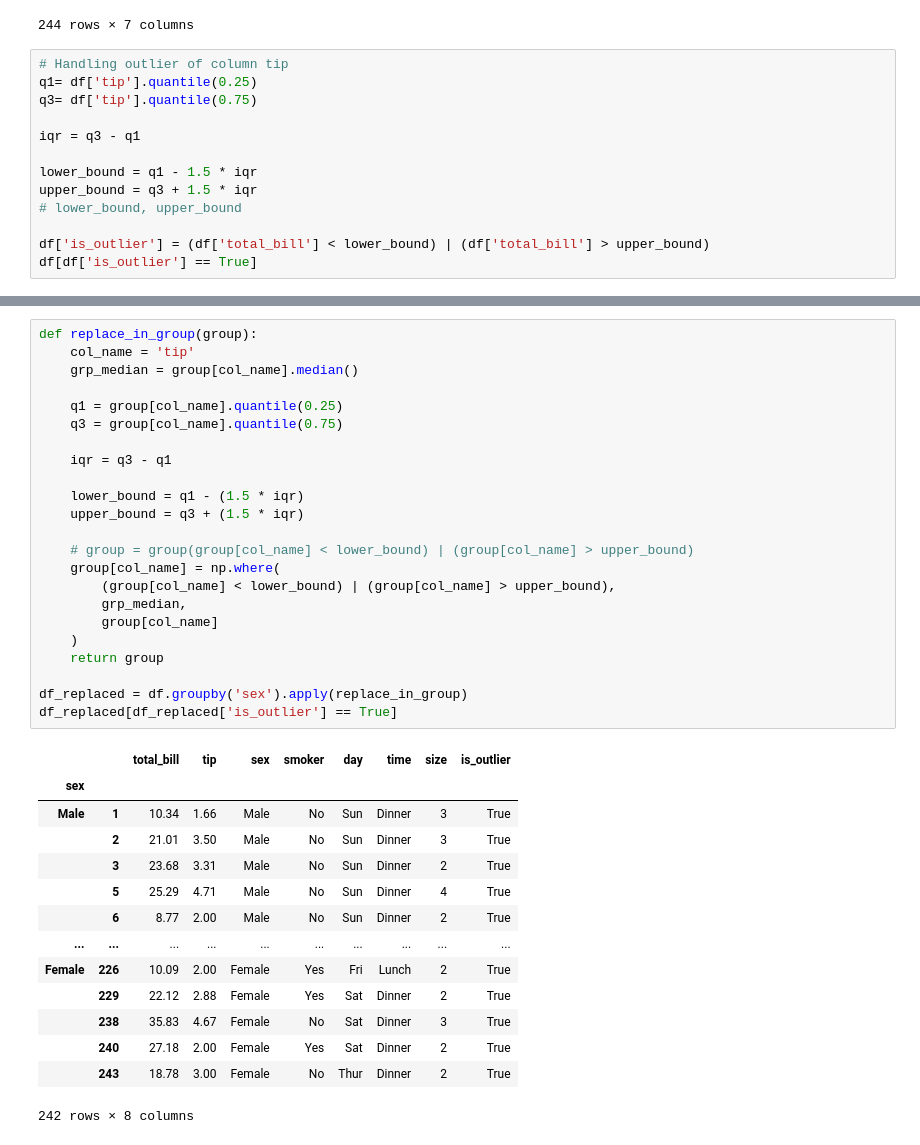
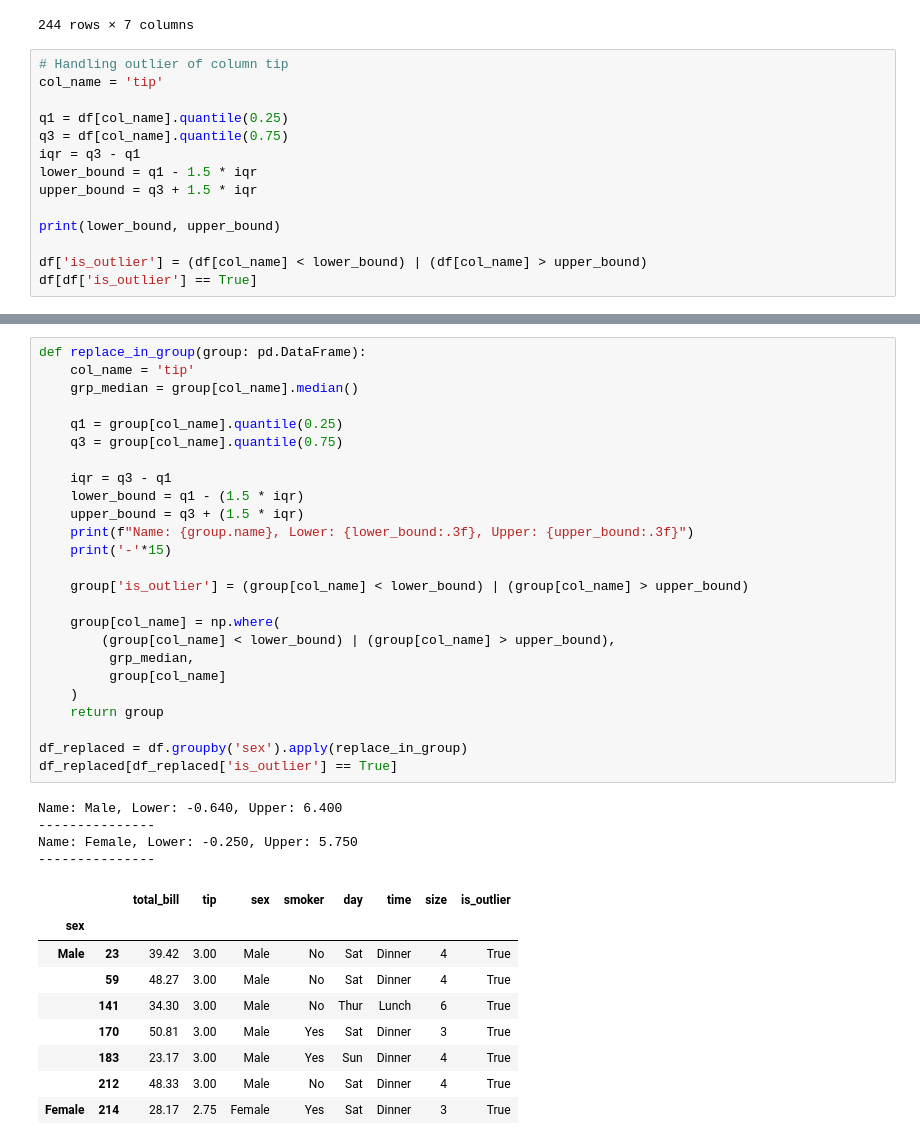
Before and after one commit to SalinaSth/techaxis, a Jupyter notebook: day32.ipynb, the cells around one changed output, grey strips where cells are left out. Cells and saved outputs as stored; diff of their text form.

```diff
--- a/day32.ipynb
+++ b/day32.ipynb
@@ -220,15 +238,16 @@ df
 244 rows × 7 columns
 # %%
 # Handling outlier of column tip
-q1= df['tip'].quantile(0.25)
-q3= df['tip'].quantile(0.75)
+col_name = 'tip'
 
+q1 = df[col_name].quantile(0.25)
+q3 = df[col_name].quantile(0.75)
 iqr = q3 - q1
-
 lower_bound = q1 - 1.5 * iqr
 upper_bound = q3 + 1.5 * iqr
-# lower_bound, upper_bound
 
-df['is_outlier'] = (df['total_bill'] < lower_bound) | (df['total_bill'] > upper_bound)
+print(lower_bound, upper_bound)
+
+df['is_outlier'] = (df[col_name] < lower_bound) | (df[col_name] > upper_bound)
 df[df['is_outlier'] == True]
 # %% [output]
@@ -248,38 +265,39 @@ df[df['is_outlier'] == True]
 # %%
-def replace_in_group(group):
+def replace_in_group(group: pd.DataFrame):
     col_name = 'tip'
     grp_median = group[col_name].median()
 
     q1 = group[col_name].quantile(0.25)
     q3 = group[col_name].quantile(0.75)
 
     iqr = q3 - q1
-
     lower_bound = q1 - (1.5 * iqr)
     upper_bound = q3 + (1.5 * iqr)
+    print(f"Name: {group.name}, Lower: {lower_bound:.3f}, Upper: {upper_bound:.3f}")
+    print('-'*15)
 
-    # group = group(group[col_name] < lower_bound) | (group[col_name] > upper_bound)
+    group['is_outlier'] = (group[col_name] < lower_bound) | (group[col_name] > upper_bound)
+
     group[col_name] = np.where(
         (group[col_name] < lower_bound) | (group[col_name] > upper_bound),
-        grp_median,
-        group[col_name]
+         grp_median,
+         group[col_name]
     )
     return group
 
 df_replaced = df.groupby('sex').apply(replace_in_group)
 df_replaced[df_replaced['is_outlier'] == True]
 # %% [output]
+Name: Male, Lower: -0.640, Upper: 6.400
+---------------
+Name: Female, Lower: -0.250, Upper: 5.750
+---------------
 |  |  | total_bill | tip | sex | smoker | day | time | size | is_outlier |
 | sex |  |  |  |  |  |  |  |  |  |
-| Male | 1 | 10.34 | 1.66 | Male | No | Sun | Dinner | 3 | True |
-|  | 2 | 21.01 | 3.50 | Male | No | Sun | Dinner | 3 | True |
-|  | 3 | 23.68 | 3.31 | Male | No | Sun | Dinner | 2 | True |
-|  | 5 | 25.29 | 4.71 | Male | No | Sun | Dinner | 4 | True |
-|  | 6 | 8.77 | 2.00 | Male | No | Sun | Dinner | 2 | True |
-| ... | ... | ... | ... | ... | ... | ... | ... | ... | ... |
-| Female | 226 | 10.09 | 2.00 | Female | Yes | Fri | Lunch | 2 | True |
-|  | 229 | 22.12 | 2.88 | Female | Yes | Sat | Dinner | 2 | True |
-|  | 238 | 35.83 | 4.67 | Female | No | Sat | Dinner | 3 | True |
-|  | 240 | 27.18 | 2.00 | Female | Yes | Sat | Dinner | 2 | True |
-|  | 243 | 18.78 | 3.00 | Female | No | Thur | Dinner | 2 | True |
+| Male | 23 | 39.42 | 3.00 | Male | No | Sat | Dinner | 4 | True |
+|  | 59 | 48.27 | 3.00 | Male | No | Sat | Dinner | 4 | True |
+|  | 141 | 34.30 | 3.00 | Male | No | Thur | Lunch | 6 | True |
+|  | 170 | 50.81 | 3.00 | Male | Yes | Sat | Dinner | 3 | True |
+|  | 183 | 23.17 | 3.00 | Male | Yes | Sun | Dinner | 4 | True |
+|  | 212 | 48.33 | 3.00 | Male | No | Sat | Dinner | 4 | True |
+| Female | 214 | 28.17 | 2.75 | Female | Yes | Sat | Dinner | 3 | True |
-242 rows × 8 columns
```
Also changed, not shown: parts of 8 cells of this notebook, 7 other files.
